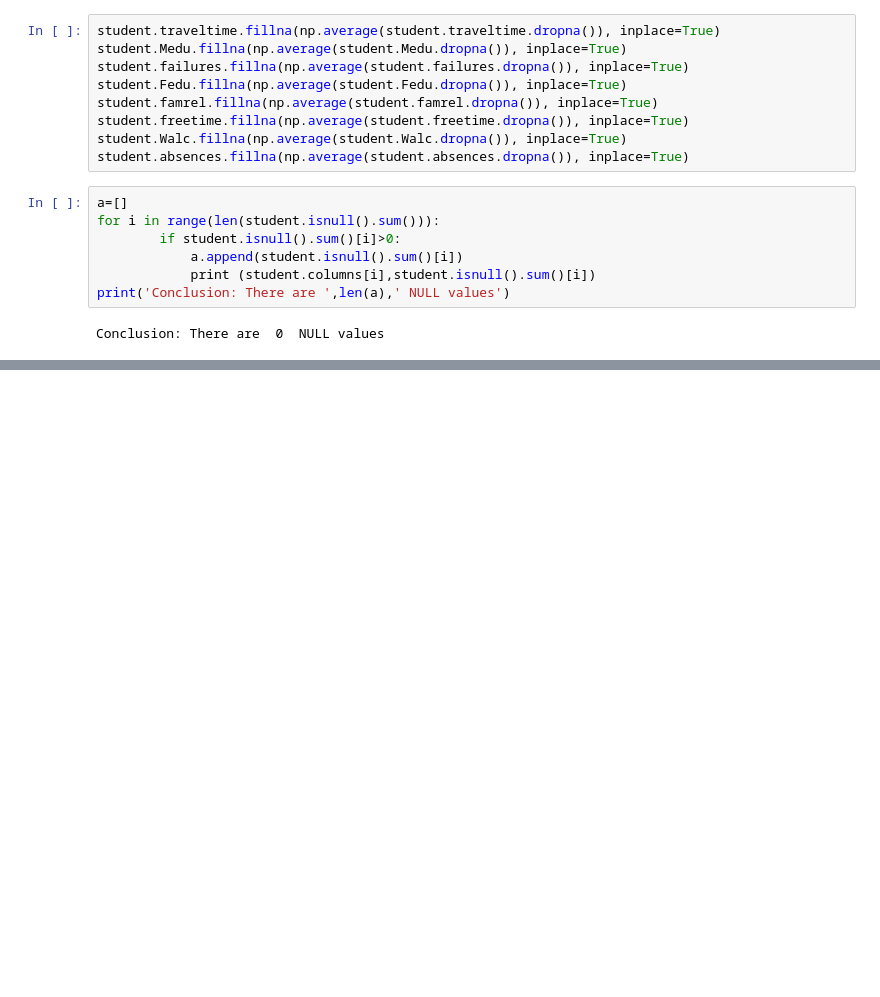
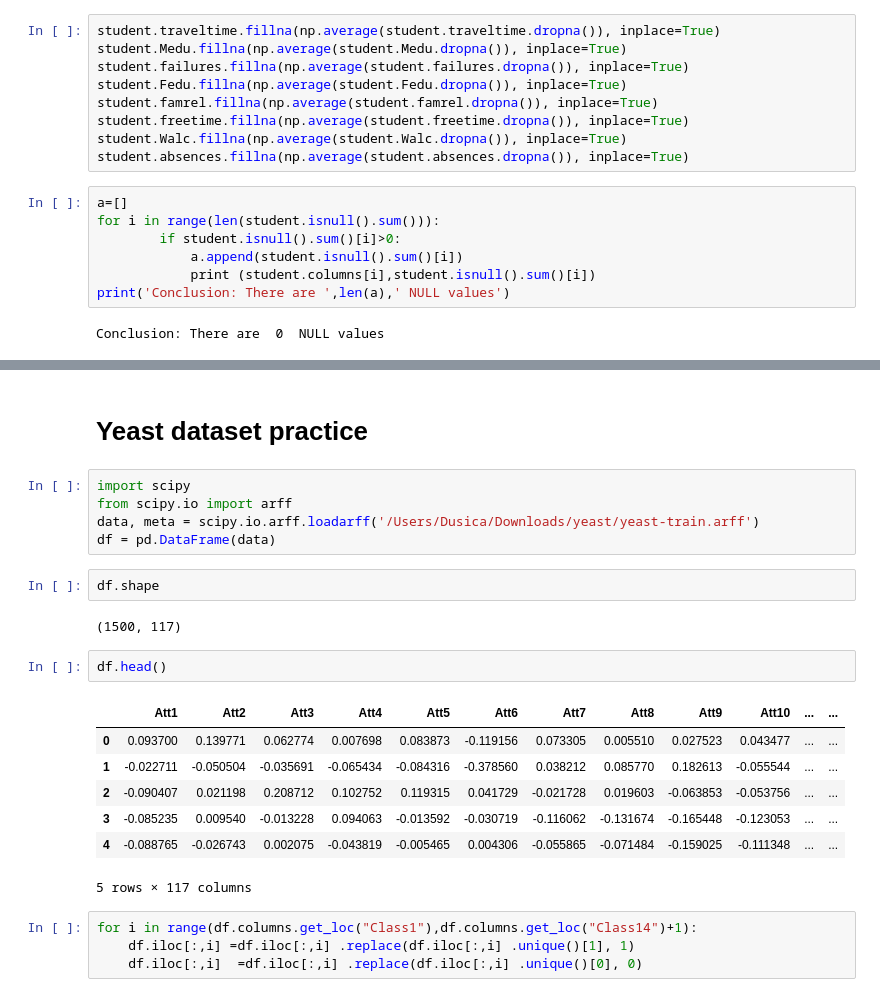
Before and after one commit to dusicastepic/Multi-label-classification-, a Jupyter notebook: MLC - proba.ipynb, the cells around one changed output, grey strips where cells are left out. Drawn from its saved outputs; the diff is of its cells as text; blank space fills up the shorter version.

```diff
--- a/MLC - proba.ipynb
+++ b/MLC - proba.ipynb
@@ -128,0 +296,25 @@ NameError: name 'load_arff_to_numpy' is not defined
+# %% [markdown]
+# Yeast dataset practice
+# %%
+import scipy
+from scipy.io import arff
+data, meta = scipy.io.arff.loadarff('/Users/Dusica/Downloads/yeast/yeast-train.arff')
+df = pd.DataFrame(data)
+# %%
+df.shape
+# %% [output]
+(1500, 117)
+# %%
+df.head()
+# %% [output]
+|  | Att1 | Att2 | Att3 | Att4 | Att5 | Att6 | Att7 | Att8 | Att9 | Att10 | ... | ... |
+| 0 | 0.093700 | 0.139771 | 0.062774 | 0.007698 | 0.083873 | -0.119156 | 0.073305 | 0.005510 | 0.027523 | 0.043477 | ... | ... |
+| 1 | -0.022711 | -0.050504 | -0.035691 | -0.065434 | -0.084316 | -0.378560 | 0.038212 | 0.085770 | 0.182613 | -0.055544 | ... | ... |
+| 2 | -0.090407 | 0.021198 | 0.208712 | 0.102752 | 0.119315 | 0.041729 | -0.021728 | 0.019603 | -0.063853 | -0.053756 | ... | ... |
+| 3 | -0.085235 | 0.009540 | -0.013228 | 0.094063 | -0.013592 | -0.030719 | -0.116062 | -0.131674 | -0.165448 | -0.123053 | ... | ... |
+| 4 | -0.088765 | -0.026743 | 0.002075 | -0.043819 | -0.005465 | 0.004306 | -0.055865 | -0.071484 | -0.159025 | -0.111348 | ... | ... |
+5 rows × 117 columns
+# %%
+for i in range(df.columns.get_loc("Class1"),df.columns.get_loc("Class14")+1):
+    df.iloc[:,i] =df.iloc[:,i] .replace(df.iloc[:,i] .unique()[1], 1)
+    df.iloc[:,i]  =df.iloc[:,i] .replace(df.iloc[:,i] .unique()[0], 0)
```
Also changed, not shown: parts of 53 cells of this notebook.
